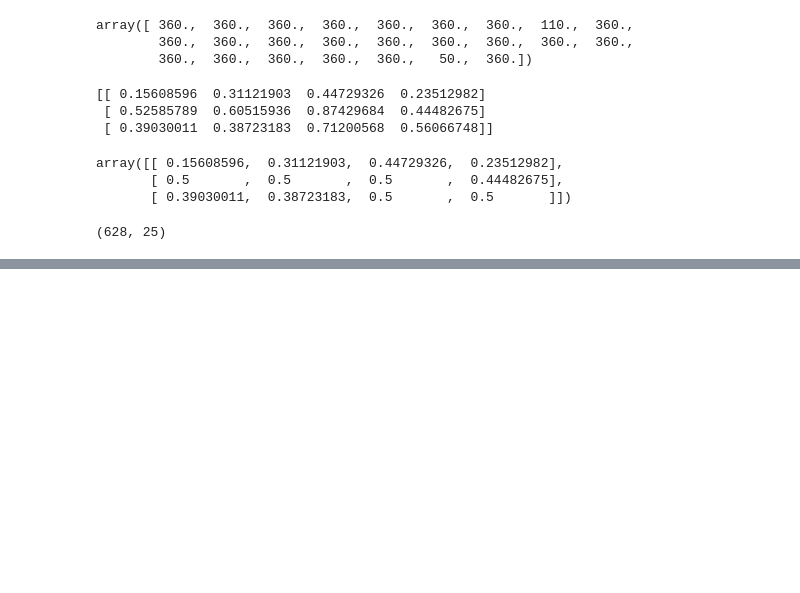
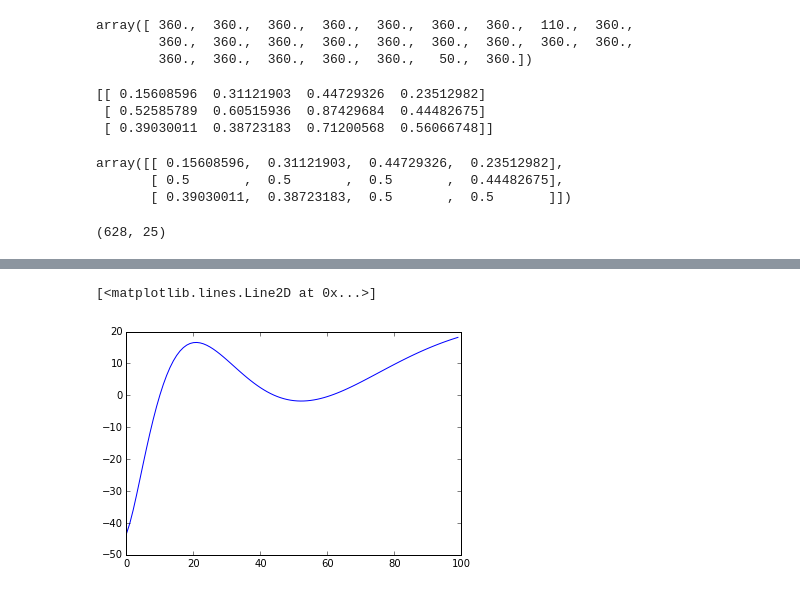
Before and after one commit to clement-moulin-frier/explaupoppypot, a Jupyter notebook: results.ipynb, the cells around one changed output, grey strips where cells are left out. Saved outputs shown, nothing was run; the diff lists cells and outputs as text; code cells hidden in the pictures; blank space fills up the shorter version.

```diff
--- a/results.ipynb
+++ b/results.ipynb
@@ -32,7 +48,7 @@ from environment import VrepEnvironment, conf
 # %%
-env = VrepEnvironment(poppy, **conf)
+env = VrepEnvironment(poppy, **l.env_conf)
 # %%
-for i, mov in enumerate(logs[0].logs['movement'][100::100]):
+for i, mov in enumerate(logs[0].logs['movement'][0::1000]):
     print i
     env.update(mov, log=False)
 # %% [output]
@@ -95,0 +100,18 @@ Populating the interactive namespace from numpy and matplotlib
+# %%
+from agent import DmpAgent, get_params
+ag = DmpAgent(**get_params(3, 'goal', 'knn', 'discretized_progress', env))
+# %%
+from explauto.utils import rand_bounds
+movs = []
+div = 3
+mins = ag.conf.m_centers - ag.conf.m_ranges / (2*div)
+maxs = ag.conf.m_centers + ag.conf.m_ranges / (2*div)
+bounds = vstack((mins, maxs))
+for m in rand_bounds(bounds, n=10):
+    m[:] = 0
+    m[0] = 1000
+    m[1] = -1000
+    m[2] = 1000
+    #m[-25:] = ag.dmp.default[:25]
+    mov = ag.motor_primitive(m)
+    movs.append(mov)
@@ -95,0 +134,7 @@ Populating the interactive namespace from numpy and matplotlib
+# %%
+from numpy.random import randint
+i = randint(len(movs))
+plot(movs[i][:, 0])
+# %% [output]
+[<matplotlib.lines.Line2D at 0x...>]
+[figure, added]
```
Also changed, not shown: parts of 14 cells of this notebook, 1 other file.
